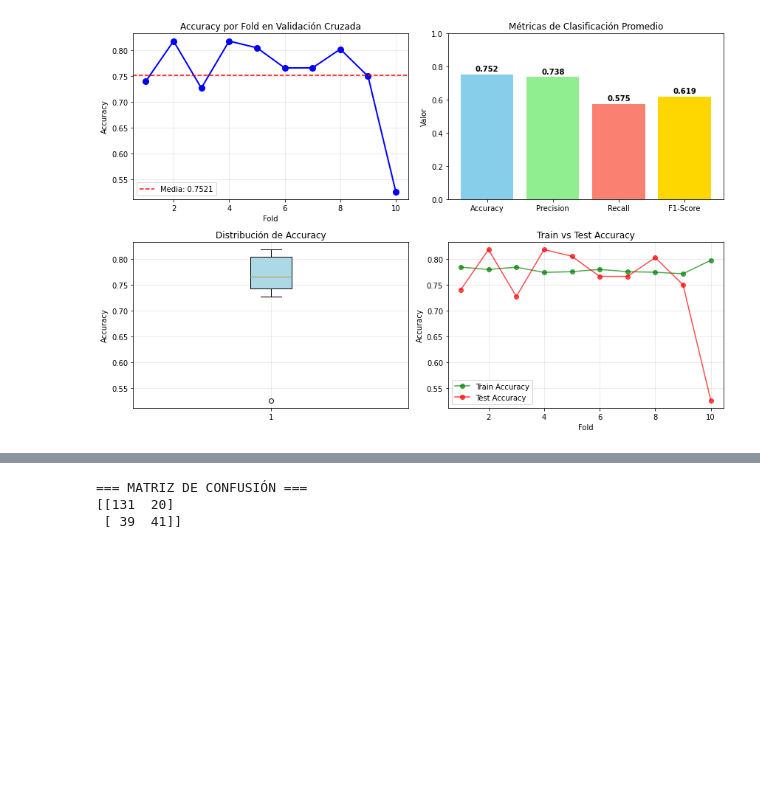
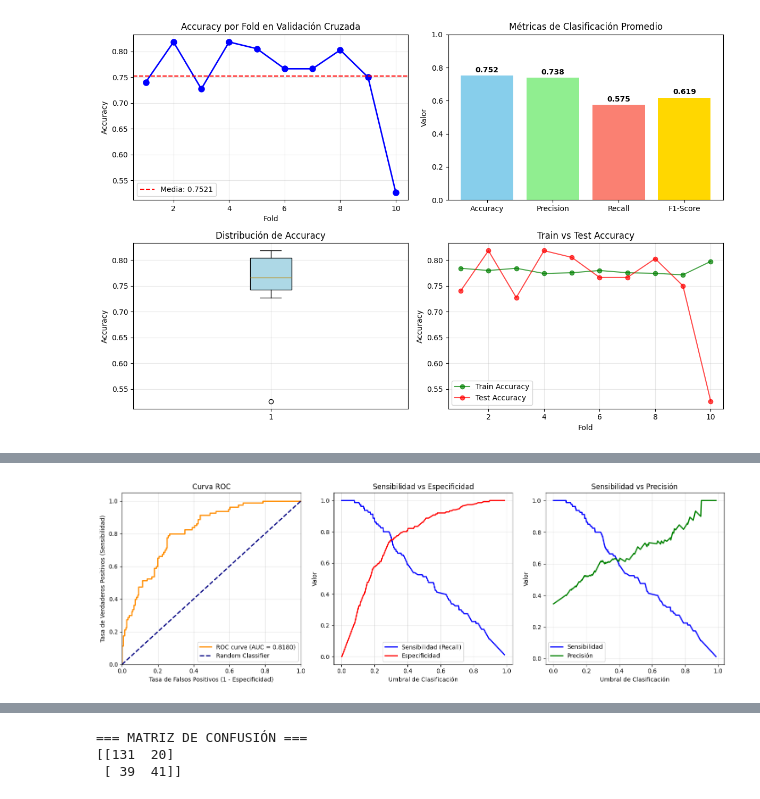
Before and after one commit to NoSoyRo/mdm-framework, a Jupyter notebook: p7/practica7_evaluacion_algoritmos_completa.ipynb, the cells around one changed output, grey strips where cells are left out. Cells and saved outputs as stored; diff of their text form; code cells hidden in the pictures; blank space fills up the shorter version.

```diff
--- a/p7/practica7_evaluacion_algoritmos_completa.ipynb
+++ b/p7/practica7_evaluacion_algoritmos_completa.ipynb
@@ -223,0 +302,97 @@ Intervalo de confianza (95%): [0.5925, 0.9116]
+# %%
+# e) Cálculo del área bajo la curva ROC (ROC AUC)
+from sklearn.metrics import roc_auc_score, roc_curve
+
+# Calcular ROC AUC
+roc_auc = roc_auc_score(y_test, y_pred_proba)
+
+print("=== ÁREA BAJO LA CURVA ROC (ROC AUC) ===")
+print(f"ROC AUC Score: {roc_auc:.4f}")
+print(f"\nInterpretación:")
+print(f"- Valor más alto = mejor rendimiento")
+print(f"- Rango: 0.0 (peor) a 1.0 (perfecto)")
+print(f"- 0.5 = rendimiento aleatorio")
+print(f"- Nuestro valor: {roc_auc:.4f}")
+
+# Evaluación del rendimiento
+if roc_auc >= 0.9:
+    print("✓ Excelente discriminación")
+elif roc_auc >= 0.8:
+    print("✓ Buena discriminación")
+elif roc_auc >= 0.7:
+    print("✓ Discriminación aceptable")
+elif roc_auc >= 0.6:
+    print("⚠ Discriminación pobre")
+else:
+    print("⚠ Discriminación muy pobre")
+
+# Calcular curva ROC
+fpr, tpr, thresholds = roc_curve(y_test, y_pred_proba)
+
+# Visualización completa de ROC
+plt.figure(figsize=(15, 5))
+
+# Subplot 1: Curva ROC
+plt.subplot(1, 3, 1)
+plt.plot(fpr, tpr, color='darkorange', lw=2, label=f'ROC curve (AUC = {roc_auc:.4f})')
+plt.plot([0, 1], [0, 1], color='navy', lw=2, linestyle='--', label='Random Classifier')
+plt.xlim([0.0, 1.0])
+plt.ylim([0.0, 1.05])
+plt.xlabel('Tasa de Falsos Positivos (1 - Especificidad)')
+plt.ylabel('Tasa de Verdaderos Positivos (Sensibilidad)')
+plt.title('Curva ROC')
+plt.legend(loc="lower right")
+plt.grid(True, alpha=0.3)
+
+# Subplot 2: Sensibilidad vs Especificidad
+plt.subplot(1, 3, 2)
+specificity = 1 - fpr
+plt.plot(thresholds, tpr, 'b-', label='Sensibilidad (Recall)', linewidth=2)
+plt.plot(thresholds, specificity, 'r-', label='Especificidad', linewidth=2)
+plt.xlabel('Umbral de Clasificación')
+plt.ylabel('Valor')
+plt.title('Sensibilidad vs Especificidad')
+plt.legend()
+plt.grid(True, alpha=0.3)
+
+# Subplot 3: Métricas por umbral
+plt.subplot(1, 3, 3)
+# Calcular precision para cada umbral
+precisions = []
+for threshold in thresholds:
+    y_pred_thresh = (y_pred_proba >= threshold).astype(int)
+    if np.sum(y_pred_thresh) > 0:  # Evitar división por cero
+        precision = precision_score(y_test, y_pred_thresh)
+        precisions.append(precision)
+    else:
+        precisions.append(0)
+
+plt.plot(thresholds, tpr, 'b-', label='Sensibilidad', linewidth=2)
+plt.plot(thresholds, precisions, 'g-', label='Precisión', linewidth=2)
+plt.xlabel('Umbral de Clasificación')
+plt.ylabel('Valor')
+plt.title('Sensibilidad vs Precisión')
+plt.legend()
+plt.grid(True, alpha=0.3)
+
+plt.tight_layout()
+plt.show()
+
+# Análisis detallado de la curva ROC
+print(f"\n=== ANÁLISIS DETALLADO DE ROC ===")
+print(f"Punto óptimo en la curva ROC:")
+optimal_idx = np.argmax(tpr - fpr)
+optimal_threshold = thresholds[optimal_idx]
+print(f"- Umbral óptimo: {optimal_threshold:.4f}")
+print(f"- Sensibilidad en punto óptimo: {tpr[optimal_idx]:.4f}")
+print(f"- Especificidad en punto óptimo: {1-fpr[optimal_idx]:.4f}")
+print(f"- Tasa de falsos positivos: {fpr[optimal_idx]:.4f}")
+
+# Comparación con umbral estándar (0.5)
+threshold_05_idx = np.argmin(np.abs(thresholds - 0.5))
+print(f"\nComparación con umbral estándar (0.5):")
+print(f"- Sensibilidad con umbral 0.5: {tpr[threshold_05_idx]:.4f}")
+print(f"- Especificidad con umbral 0.5: {1-fpr[threshold_05_idx]:.4f}")
+print(f"- Sensibilidad con umbral óptimo: {tpr[optimal_idx]:.4f}")
+print(f"- Especificidad con umbral óptimo: {1-fpr[optimal_idx]:.4f}")
+# %% [output]
@@ -223,0 +408 @@ Intervalo de confianza (95%): [0.5925, 0.9116]
+[figure, added]
```
Also changed, not shown: parts of 11 cells of this notebook, 1 other file.
